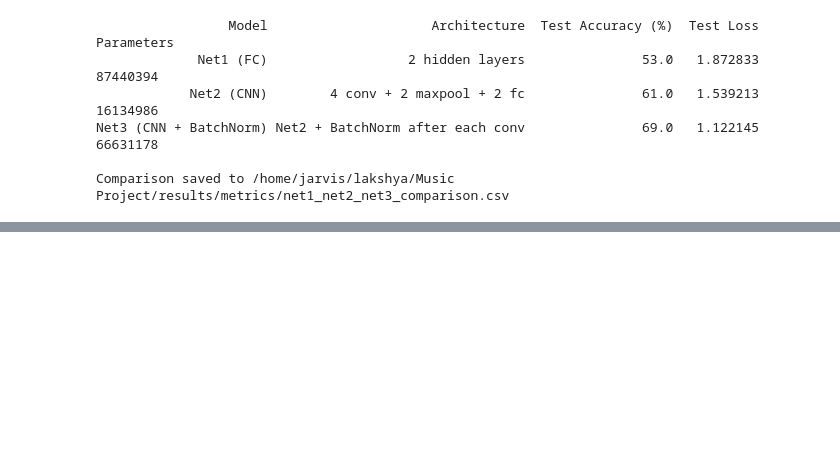
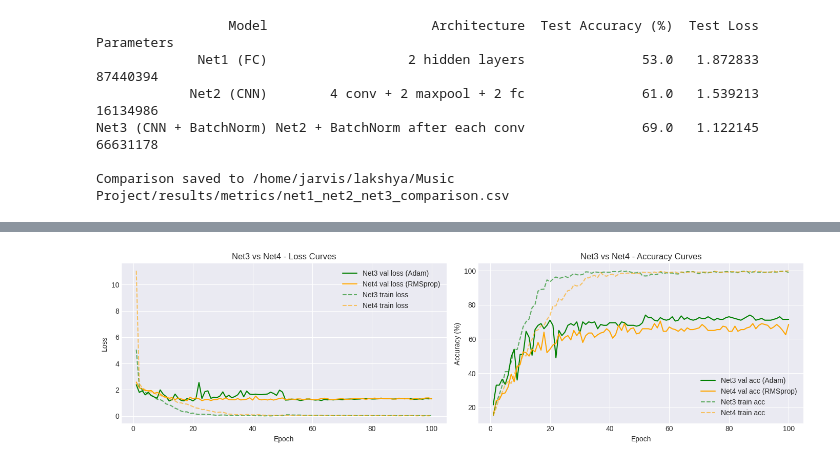
Before and after one commit to LakshyaMaharshi/Music-Genre-Classification-Project, a Jupyter notebook: notebooks/music_genre_classification.ipynb, the cells around one changed output, grey strips where cells are left out. Saved outputs shown, nothing was run; the diff lists cells and outputs as text; code cells hidden in the pictures; blank space fills up the shorter version.

```diff
--- a/notebooks/music_genre_classification.ipynb
+++ b/notebooks/music_genre_classification.ipynb
@@ -1136,0 +1410,94 @@ Comparison saved to /home/jarvis/lakshya/Music Project/results/metrics/net1_net2
+# %%
+# Net3 vs Net4 comparison - Adam vs RMSprop on same CNN+BN architecture
+epochs_net4 = len(history_net4['train_loss'])
+x4 = np.arange(1, epochs_net4 + 1)
+
+fig, ax = plt.subplots(1, 2, figsize=(14, 4))
+
+# loss curves overlay
+ax[0].plot(x3, history_net3['val_loss'], label='Net3 val loss (Adam)', color='green')
+ax[0].plot(x4, history_net4['val_loss'], label='Net4 val loss (RMSprop)', color='orange')
+ax[0].plot(x3, history_net3['train_loss'], '--', alpha=0.6, label='Net3 train loss', color='green')
+ax[0].plot(x4, history_net4['train_loss'], '--', alpha=0.6, label='Net4 train loss', color='orange')
+ax[0].set_xlabel('Epoch')
+ax[0].set_ylabel('Loss')
+ax[0].set_title('Net3 vs Net4 - Loss Curves')
+ax[0].legend()
+
+# accuracy curves overlay
+ax[1].plot(x3, history_net3['val_acc'], label='Net3 val acc (Adam)', color='green')
+ax[1].plot(x4, history_net4['val_acc'], label='Net4 val acc (RMSprop)', color='orange')
+ax[1].plot(x3, history_net3['train_acc'], '--', alpha=0.6, label='Net3 train acc', color='green')
+ax[1].plot(x4, history_net4['train_acc'], '--', alpha=0.6, label='Net4 train acc', color='orange')
+ax[1].set_xlabel('Epoch')
+ax[1].set_ylabel('Accuracy (%)')
+ax[1].set_title('Net3 vs Net4 - Accuracy Curves')
+ax[1].legend()
+
+plt.tight_layout()
+plt.show()
+
+
+def epoch_to_reach_target(history, target_acc):
+    for i, acc in enumerate(history['val_acc'], start=1):
+        if acc >= target_acc:
+            return i
+    return None
+
+
+net3_best_val = max(history_net3['val_acc'])
+net4_best_val = max(history_net4['val_acc'])
+
+net3_best_epoch = int(np.argmax(history_net3['val_acc']) + 1)
+net4_best_epoch = int(np.argmax(history_net4['val_acc']) + 1)
+
+net3_overfit_end = history_net3['train_acc'][-1] - history_net3['val_acc'][-1]
+net4_overfit_end = history_net4['train_acc'][-1] - history_net4['val_acc'][-1]
+
+net3_target_epoch = epoch_to_reach_target(history_net3, 0.9 * net3_best_val)
+net4_target_epoch = epoch_to_reach_target(history_net4, 0.9 * net4_best_val)
+
+print('Net3 (Adam) summary:')
+print(f'  best val acc: {net3_best_val:.2f}% at epoch {net3_best_epoch}')
+print(f'  final test acc: {net3_test_acc:.2f}%')
+print(f'  final overfit gap: {net3_overfit_end:.2f} pp')
+print(f'  epoch to reach 90% of own best val acc: {net3_target_epoch}')
+
+print('\nNet4 (RMSprop) summary:')
+print(f'  best val acc: {net4_best_val:.2f}% at epoch {net4_best_epoch}')
+print(f'  final test acc: {net4_test_acc:.2f}%')
+print(f'  final overfit gap: {net4_overfit_end:.2f} pp')
+print(f'  epoch to reach 90% of own best val acc: {net4_target_epoch}')
+
+print('\nOptimizer impact (Adam vs RMSprop):')
+print(f'  test accuracy delta (Net4 - Net3): {net4_test_acc - net3_test_acc:+.2f} pp')
+print(f'  test loss delta (Net4 - Net3): {net4_test_loss - net3_test_loss:+.4f}')
+print(f'  overfitting gap delta (Net4 - Net3): {net4_overfit_end - net3_overfit_end:+.2f} pp')
+
+if net4_best_epoch < net3_best_epoch:
+    print('  convergence: RMSprop reached its best validation point earlier in this run.')
+elif net4_best_epoch > net3_best_epoch:
+    print('  convergence: Adam reached its best validation point earlier in this run.')
+else:
+    print('  convergence: both optimizers peaked at the same epoch in this run.')
+
+optimizer_compare_df = pd.DataFrame(
+    {
+        'Model': ['Net3 (CNN + BatchNorm)', 'Net4 (CNN + BatchNorm)'],
+        'Optimizer': ['Adam', 'RMSprop'],
+        'Learning Rate': [0.0003, net4_lr],
+        'Best Val Acc (%)': [net3_best_val, net4_best_val],
+        'Best Val Epoch': [net3_best_epoch, net4_best_epoch],
+        'Test Acc (%)': [net3_test_acc, net4_test_acc],
+        'Test Loss': [net3_test_loss, net4_test_loss],
+        'Final Overfit (pp)': [net3_overfit_end, net4_overfit_end],
+    }
+)
+
+print('\n' + optimizer_compare_df.to_string(index=False))
+
+optimizer_table_path = RESULTS_DIR / 'metrics' / 'net3_net4_optimizer_comparison.csv'
+optimizer_compare_df.to_csv(optimizer_table_path, index=False)
+print(f'\nOptimizer comparison saved to {optimizer_table_path}')
+# %% [output]
+[figure, added]
```
Also changed, not shown: parts of 4 cells of this notebook.
